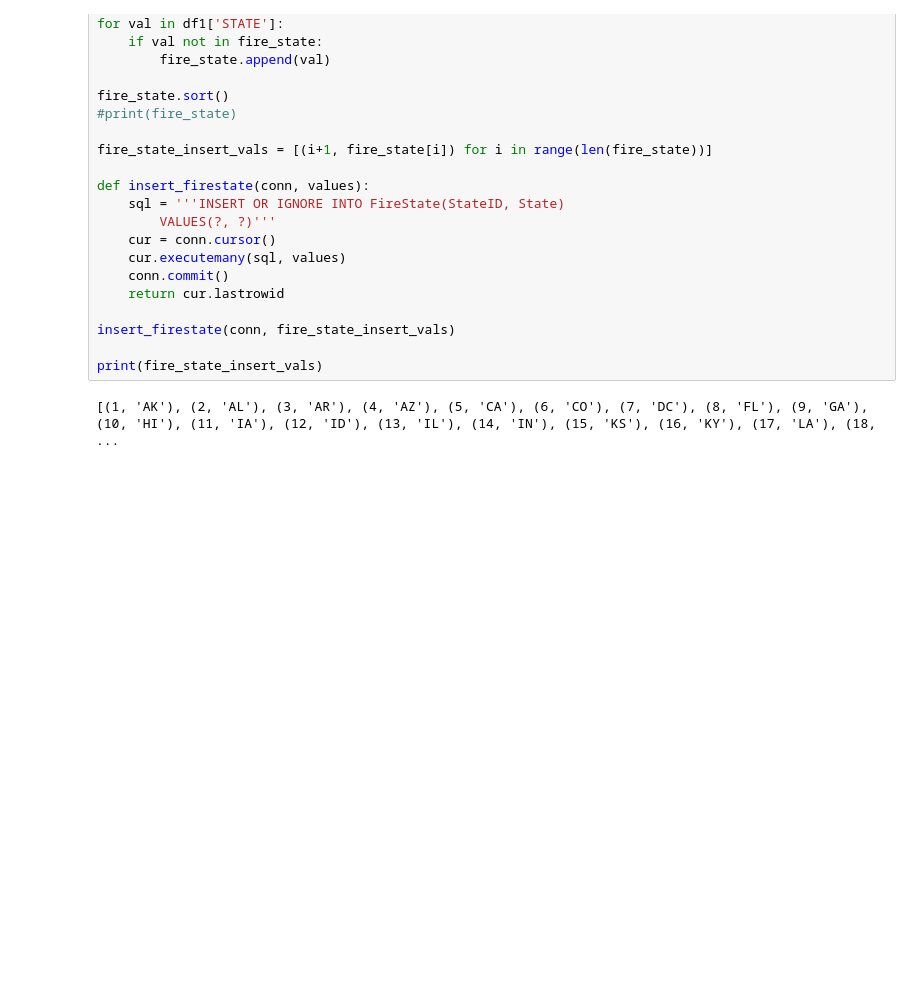
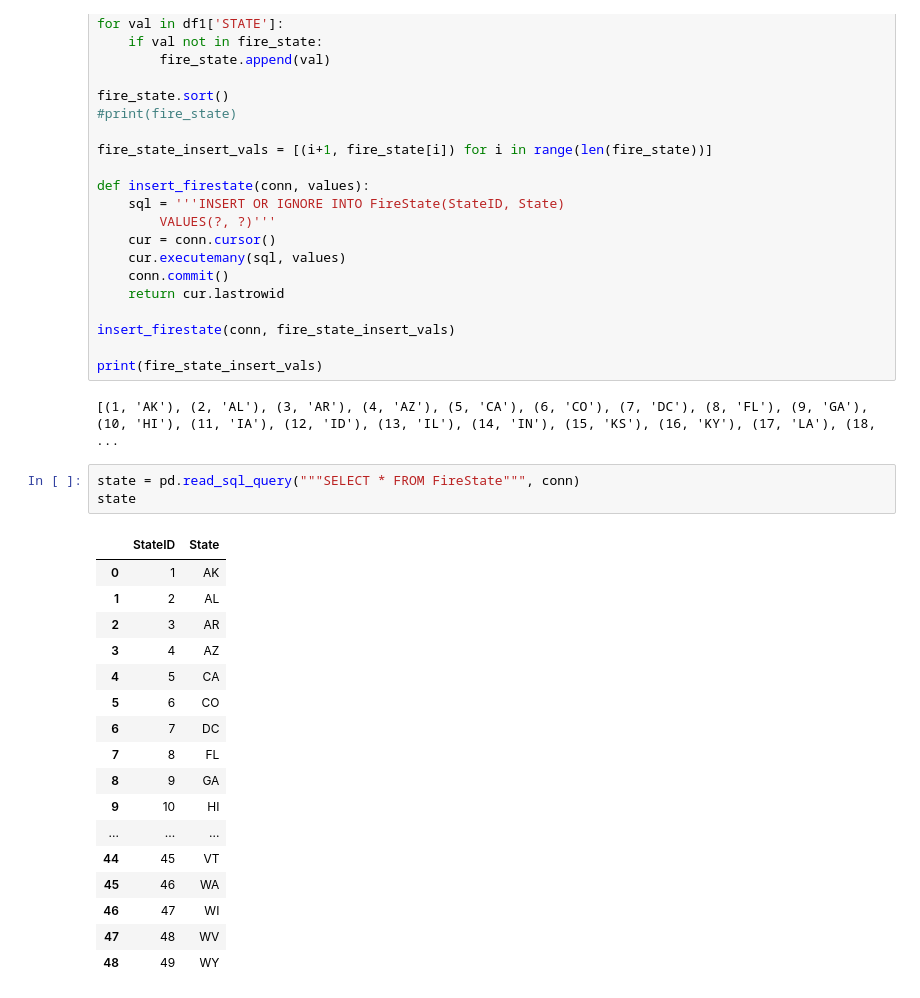
Before and after one commit to achalk14/EAS503, a Jupyter notebook: Py Project.ipynb, the cells around one changed output. Cells and saved outputs as stored; diff of their text form; blank space fills up the shorter version.

```diff
--- a/Py Project.ipynb
+++ b/Py Project.ipynb
@@ -192,3 +267,24 @@ insert_firestate(conn, fire_state_insert_vals)
 print(fire_state_insert_vals)
 # %% [output]
 [(1, 'AK'), (2, 'AL'), (3, 'AR'), (4, 'AZ'), (5, 'CA'), (6, 'CO'), (7, 'DC'), (8, 'FL'), (9, 'GA'), (10, 'HI'), (11, 'IA'), (12, 'ID'), (13, 'IL'), (14, 'IN'), (15, 'KS'), (16, 'KY'), (17, 'LA'), (18, ...
+# %%
+state = pd.read_sql_query("""SELECT * FROM FireState""", conn)
+state
+# %% [output]
+|  | StateID | State |
+| 0 | 1 | AK |
+| 1 | 2 | AL |
+| 2 | 3 | AR |
+| 3 | 4 | AZ |
+| 4 | 5 | CA |
+| 5 | 6 | CO |
+| 6 | 7 | DC |
+| 7 | 8 | FL |
+| 8 | 9 | GA |
+| 9 | 10 | HI |
+| ... | ... | ... |
+| 44 | 45 | VT |
+| 45 | 46 | WA |
+| 46 | 47 | WI |
+| 47 | 48 | WV |
+| 48 | 49 | WY |
```
Also changed, not shown: parts of 49 cells of this notebook.
